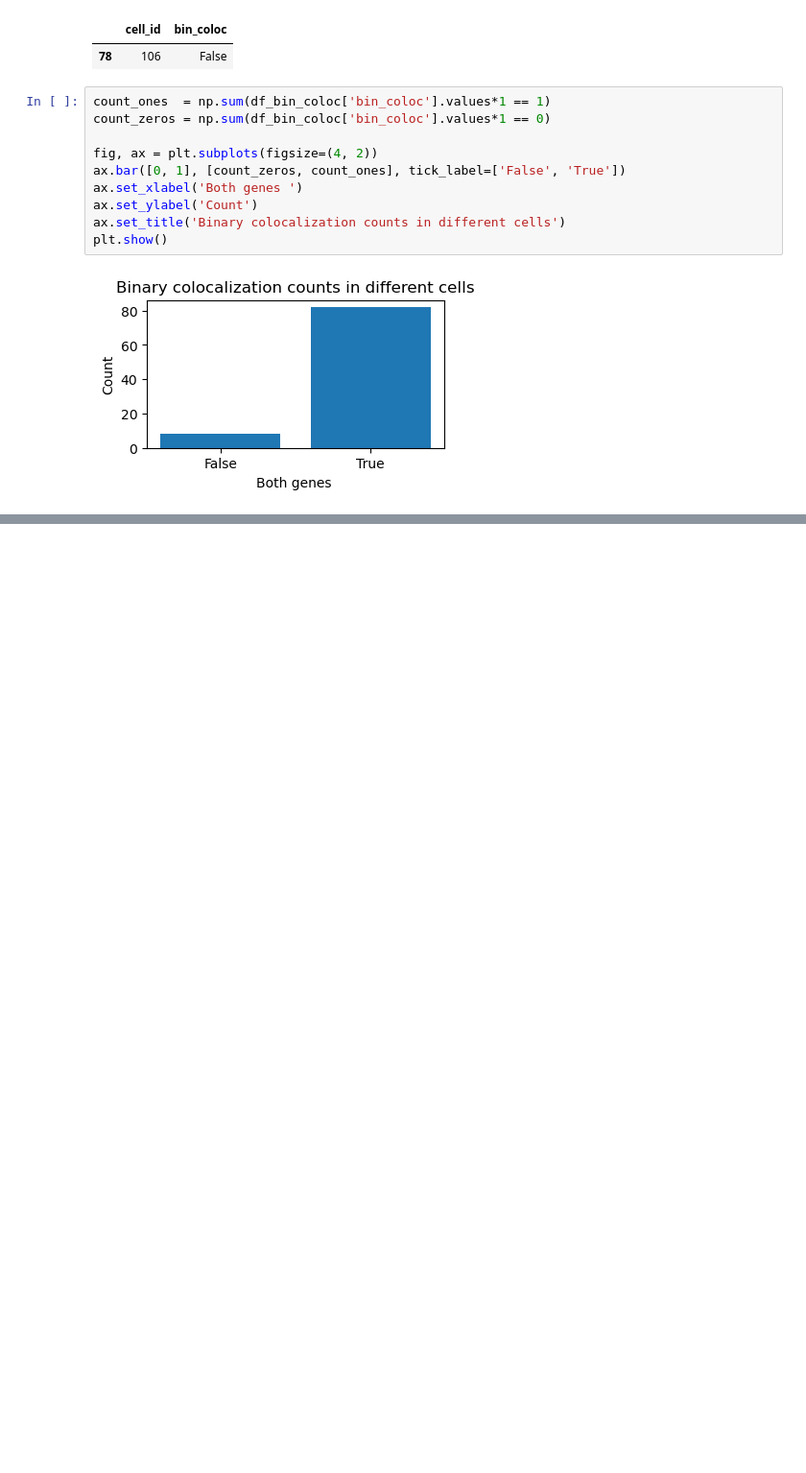
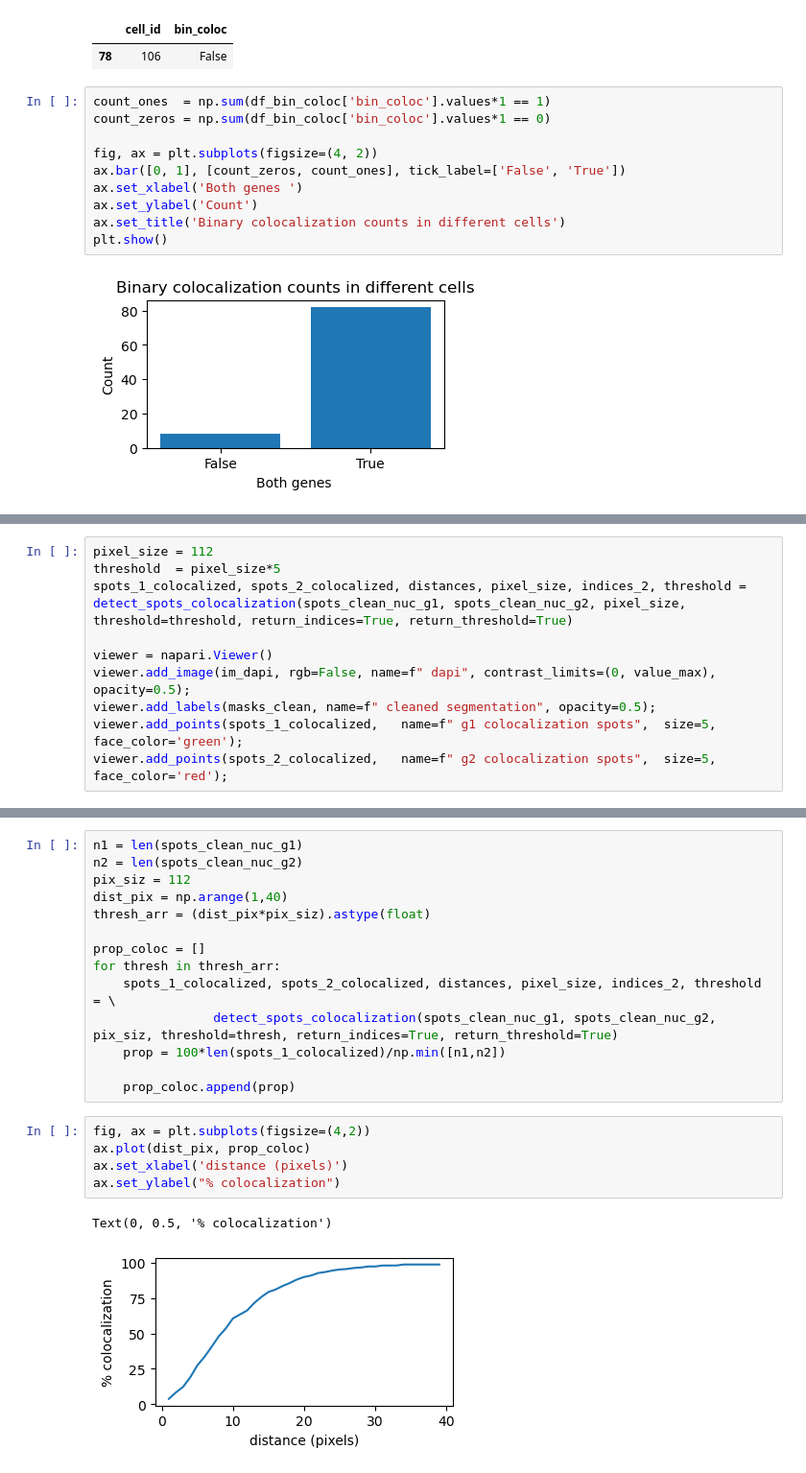
Before and after one commit to Image-Analysis-Hub/Pasteur-BioImage-Analysis-Course-2025, a Jupyter notebook: Analyst/Day3/Spot_detection_for_RNA_imaging/Quantifying_gene_expression.ipynb, the cells around one changed output, grey strips where cells are left out. Shown at 96% size. Cells and saved outputs as stored; diff of their text form; blank space fills up the shorter version.

Commit message:
add colocalization paragraph

```diff
--- a/Analyst/Day3/Spot_detection_for_RNA_imaging/Quantifying_gene_expression.ipynb
+++ b/Analyst/Day3/Spot_detection_for_RNA_imaging/Quantifying_gene_expression.ipynb
@@ -377,0 +384,10 @@ plt.show()
+# %%
+pixel_size = 112
+threshold  = pixel_size*5
+spots_1_colocalized, spots_2_colocalized, distances, pixel_size, indices_2, threshold = detect_spots_colocalization(spots_clean_nuc_g1, spots_clean_nuc_g2, pixel_size, threshold=threshold, return_indices=True, return_threshold=True)
+
+viewer = napari.Viewer()
+viewer.add_image(im_dapi, rgb=False, name=f" dapi", contrast_limits=(0, value_max), opacity=0.5);
+viewer.add_labels(masks_clean, name=f" cleaned segmentation", opacity=0.5);
+viewer.add_points(spots_1_colocalized,   name=f" g1 colocalization spots",  size=5, face_color='green');
+viewer.add_points(spots_2_colocalized,   name=f" g2 colocalization spots",  size=5, face_color='red');
@@ -377,0 +402,22 @@ plt.show()
+# %%
+n1 = len(spots_clean_nuc_g1)
+n2 = len(spots_clean_nuc_g2)
+pix_siz = 112
+dist_pix = np.arange(1,40)
+thresh_arr = (dist_pix*pix_siz).astype(float)
+
+prop_coloc = []
+for thresh in thresh_arr:
+    spots_1_colocalized, spots_2_colocalized, distances, pixel_size, indices_2, threshold = \
+                detect_spots_colocalization(spots_clean_nuc_g1, spots_clean_nuc_g2, pix_siz, threshold=thresh, return_indices=True, return_threshold=True)
+    prop = 100*len(spots_1_colocalized)/np.min([n1,n2])
+
+    prop_coloc.append(prop)
+# %%
+fig, ax = plt.subplots(figsize=(4,2))
+ax.plot(dist_pix, prop_coloc)
+ax.set_xlabel('distance (pixels)')
+ax.set_ylabel("% colocalization")
+# %% [output]
+Text(0, 0.5, '% colocalization')
+[figure, added]
```
Also changed, not shown: parts of 5 cells of this notebook.
